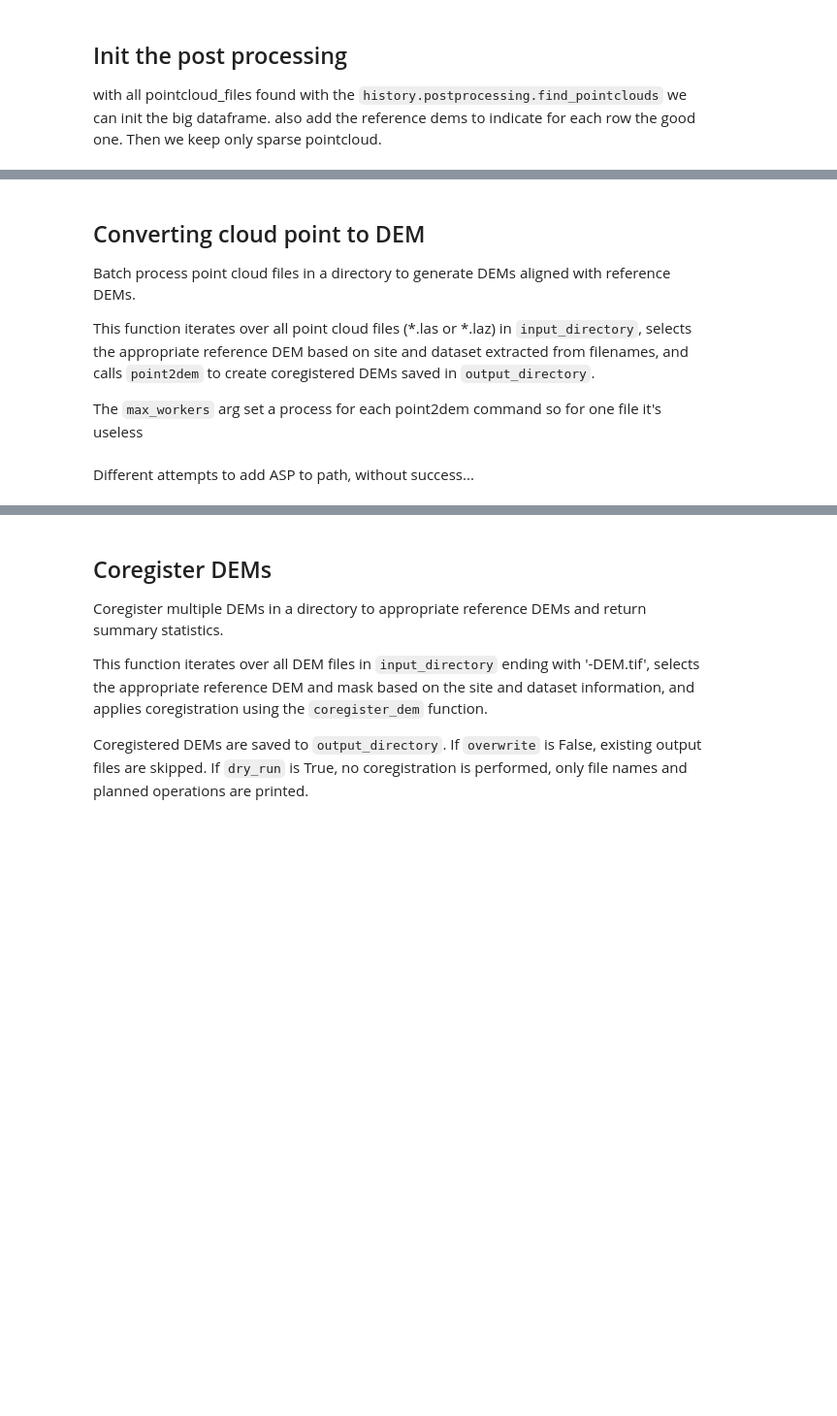
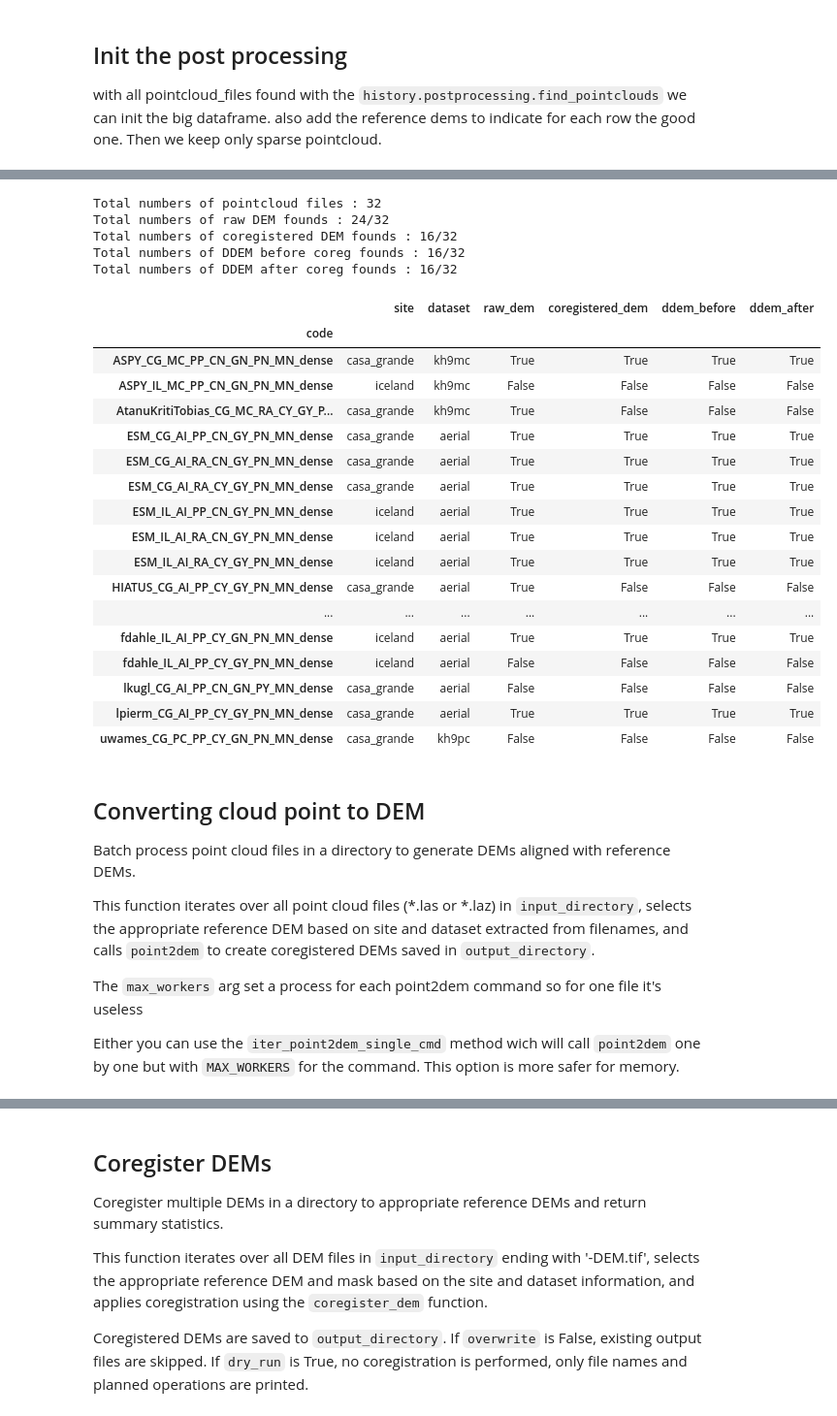
Before and after one commit to shippp/history, a Jupyter notebook: notebooks/postprocessing/post_process_pointclouds.ipynb, the cells around one changed output, grey strips where cells are left out. Shown at 97% size. Drawn from its saved outputs; the diff is of its cells as text; code cells hidden in the pictures; blank space fills up the shorter version.

```diff
--- a/notebooks/postprocessing/post_process_pointclouds.ipynb
+++ b/notebooks/postprocessing/post_process_pointclouds.ipynb
@@ -36,8 +36,9 @@ Input file size is 51255, 24360
 # %%
 # contain the .las or .laz files
 pointcloud_files = history.postprocessing.find_pointclouds("/mnt/summer/USERS/DEHECQA/history/output/extracted")
+pointcloud_files = [f for f in pointcloud_files if "dense" in f]
 
-POSTPROC_CSV_FILE = "/mnt/summer/USERS/DEHECQA/history/output/test_data/postprocess.csv"
+POSTPROC_CSV = "/mnt/summer/USERS/DEHECQA/history/output/test_data/postprocess.csv"
 
 # Directory where put DEMs after point2dem command
 RAW_DEM_DIRECTORY = "/mnt/summer/USERS/DEHECQA/history/output/test_data/dems"
@@ -47,7 +48,7 @@ COREGISTERED_DEM_DIRECTORY = "/mnt/summer/USERS/DEHECQA/history/output/test_data
 
 # Directory of diference beetween ref DEMs and coregistered DEMs
 DDEMS_DIRECTORY = "/mnt/summer/USERS/DEHECQA/history/output/test_data/ddems"
-DDEM_PLOTS_DIRECTORY = "/mnt/summer/USERS/DEHECQA/history/output/test_data/ddem_plots"
+PLOTS_DIRECTORY = "/mnt/summer/USERS/DEHECQA/history/output/test_data/plots"
 
 # dictionnary of all references DEMs
 REF_DEMS = {
@@ -79,9 +80,3 @@ MAX_WORKERS = 4
 with all pointcloud_files found with the `history.postprocessing.find_pointclouds` we can init the big dataframe.
 also add the reference dems to indicate for each row the good one.
 Then we keep only sparse pointcloud.
-# %%
-postproc_df = history.postprocessing.init_postprocessed_df(pointcloud_files)
-postproc_df = history.postprocessing.set_df_reference_dems(postproc_df, **REF_DEMS, **REF_DEM_MASKS)
-
-postproc_df = postproc_df.loc[postproc_df["pointcloud_type"] == "dense"]
-postproc_df[["author", "site", "dataset", "pointcloud_type", "point_count"]]
@@ -108,3 +83,43 @@ Warning: Could not process file '/mnt/summer/USERS/DEHECQA/history/output/extrac
+# %%
+
+
+postproc = history.postprocessing.PostProcessing(
+    pointcloud_files=pointcloud_files,
+    raw_dems_directory=RAW_DEM_DIRECTORY,
+    coregistered_dems_directory=COREGISTERED_DEM_DIRECTORY,
+    ddems_before_directory=DDEMS_DIRECTORY,
+    ddems_after_directory=DDEMS_DIRECTORY,
+    plots_directory=PLOTS_DIRECTORY,
+    postproc_csv=POSTPROC_CSV,
+    **REF_DEMS,
+    **REF_DEM_MASKS
+)
+files_df = postproc.analyze_files()
+files_df[["site", "dataset", "raw_dem", "coregistered_dem", "ddem_before", "ddem_after"]]
+# %% [output]
+Total numbers of pointcloud files : 32
+Total numbers of raw DEM founds : 24/32
+Total numbers of coregistered DEM founds : 16/32
+Total numbers of DDEM before coreg founds : 16/32
+Total numbers of DDEM after coreg founds : 16/32
+|  | site | dataset | raw_dem | coregistered_dem | ddem_before | ddem_after |
+| code |  |  |  |  |  |  |
+| ASPY_CG_MC_PP_CN_GN_PN_MN_dense | casa_grande | kh9mc | True | True | True | True |
+| ASPY_IL_MC_PP_CN_GN_PN_MN_dense | iceland | kh9mc | False | False | False | False |
+| AtanuKritiTobias_CG_MC_RA_CY_GY_P... | casa_grande | kh9mc | True | False | False | False |
+| ESM_CG_AI_PP_CN_GY_PN_MN_dense | casa_grande | aerial | True | True | True | True |
+| ESM_CG_AI_RA_CN_GY_PN_MN_dense | casa_grande | aerial | True | True | True | True |
+| ESM_CG_AI_RA_CY_GY_PN_MN_dense | casa_grande | aerial | True | True | True | True |
+| ESM_IL_AI_PP_CN_GY_PN_MN_dense | iceland | aerial | True | True | True | True |
+| ESM_IL_AI_RA_CN_GY_PN_MN_dense | iceland | aerial | True | True | True | True |
+| ESM_IL_AI_RA_CY_GY_PN_MN_dense | iceland | aerial | True | True | True | True |
+| HIATUS_CG_AI_PP_CY_GY_PN_MN_dense | casa_grande | aerial | True | False | False | False |
+| ... | ... | ... | ... | ... | ... | ... |
+| fdahle_IL_AI_PP_CY_GN_PN_MN_dense | iceland | aerial | True | True | True | True |
+| fdahle_IL_AI_PP_CY_GY_PN_MN_dense | iceland | aerial | False | False | False | False |
+| lkugl_CG_AI_PP_CN_GN_PY_MN_dense | casa_grande | aerial | False | False | False | False |
+| lpierm_CG_AI_PP_CY_GY_PN_MN_dense | casa_grande | aerial | True | True | True | True |
+| uwames_CG_PC_PP_CY_GN_PN_MN_dense | casa_grande | kh9pc | False | False | False | False |
 # %% [markdown]
 ## Converting cloud point to DEM
 
@@ -115,5 +130,5 @@ selects the appropriate reference DEM based on site and dataset extracted from f
 and calls `point2dem` to create coregistered DEMs saved in `output_directory`.
 
 The `max_workers` arg set a process for each point2dem command so for one file it's useless
+
+Either you can use the `iter_point2dem_single_cmd` method wich will call `point2dem` one by one but with `MAX_WORKERS` for the command. This option is more safer for memory.
-# %% [markdown]
-Different attempts to add ASP to path, without success...
```
Also changed, not shown: parts of 29 cells of this notebook, 4 other files.
